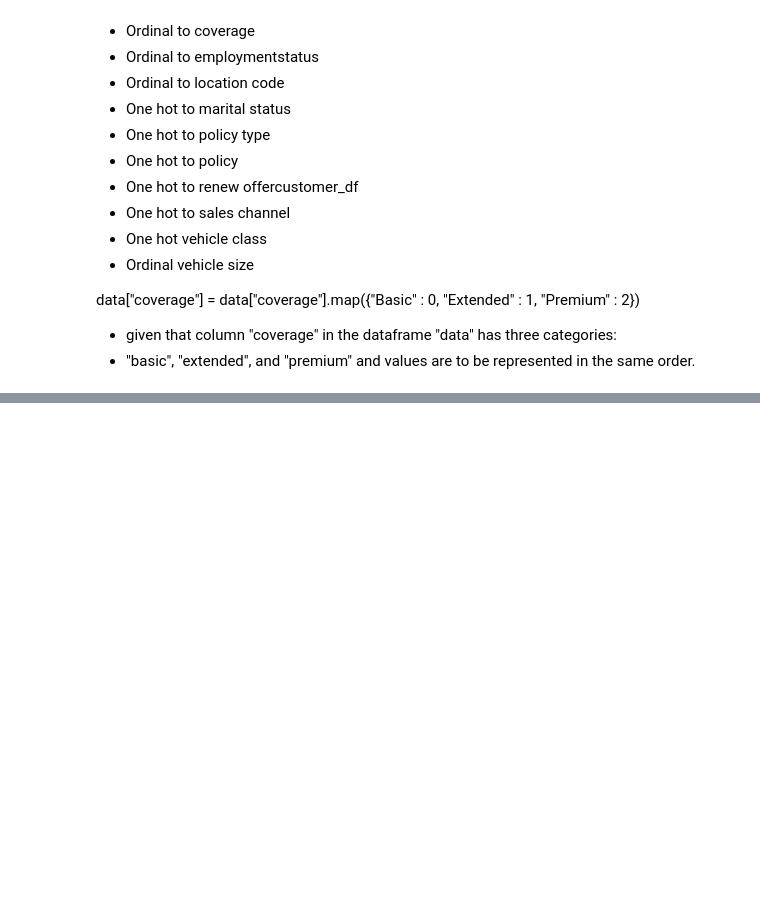
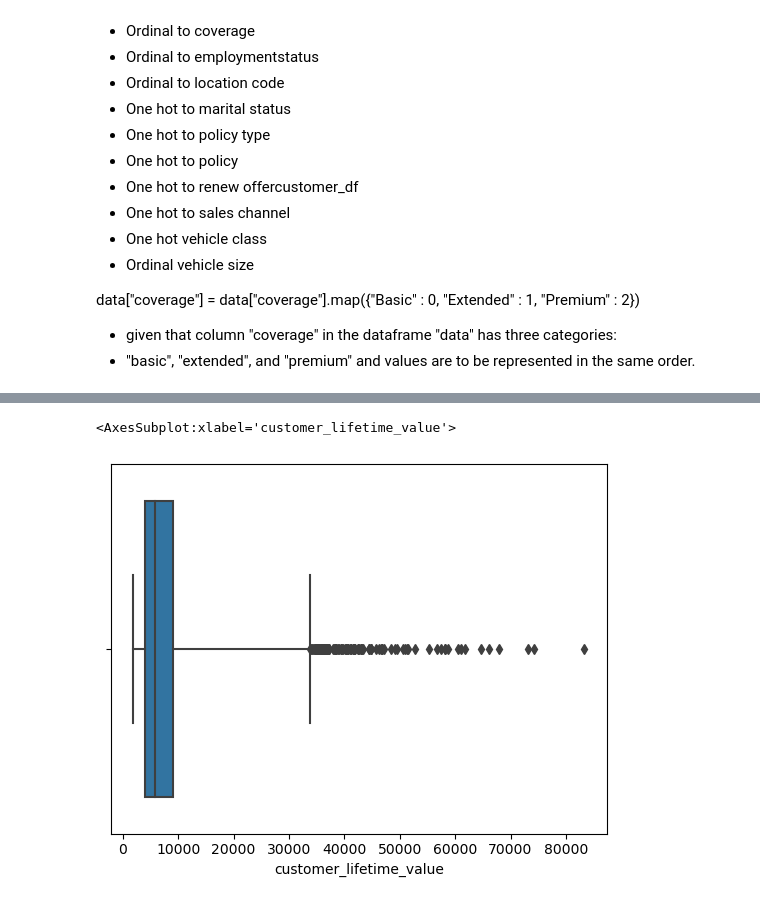
Before and after one commit to KirstyGos/lab-data-cleaning-and-wrangling, a Jupyter notebook: lab-data-cleaning-and-wrangling.ipynb, the cells around one changed output, grey strips where cells are left out. Drawn from its saved outputs; the diff is of its cells as text; code cells hidden in the pictures; blank space fills up the shorter version.

```diff
--- a/lab-data-cleaning-and-wrangling.ipynb
+++ b/lab-data-cleaning-and-wrangling.ipynb
@@ -376,0 +396,4 @@ data["coverage"] = data["coverage"].map({"Basic" : 0, "Extended" : 1, "Premium"
+# %%
+# I will first concat numericals and categoricals to deal with outliers at the same time
+
+customer_df = pd.concat([numericals, categoricals], axis = 1)
@@ -376,0 +409,7 @@ data["coverage"] = data["coverage"].map({"Basic" : 0, "Extended" : 1, "Premium"
+# %%
+# it looks like there are some outliers in columns customer_lifetime_value and total_claim_amount, so we will deal with these first
+
+sns.boxplot(customer_df["customer_lifetime_value"], whis=5)
+# %% [output]
+<AxesSubplot:xlabel='customer_lifetime_value'>
+[figure, added]
```
Also changed, not shown: parts of 37 cells of this notebook.
